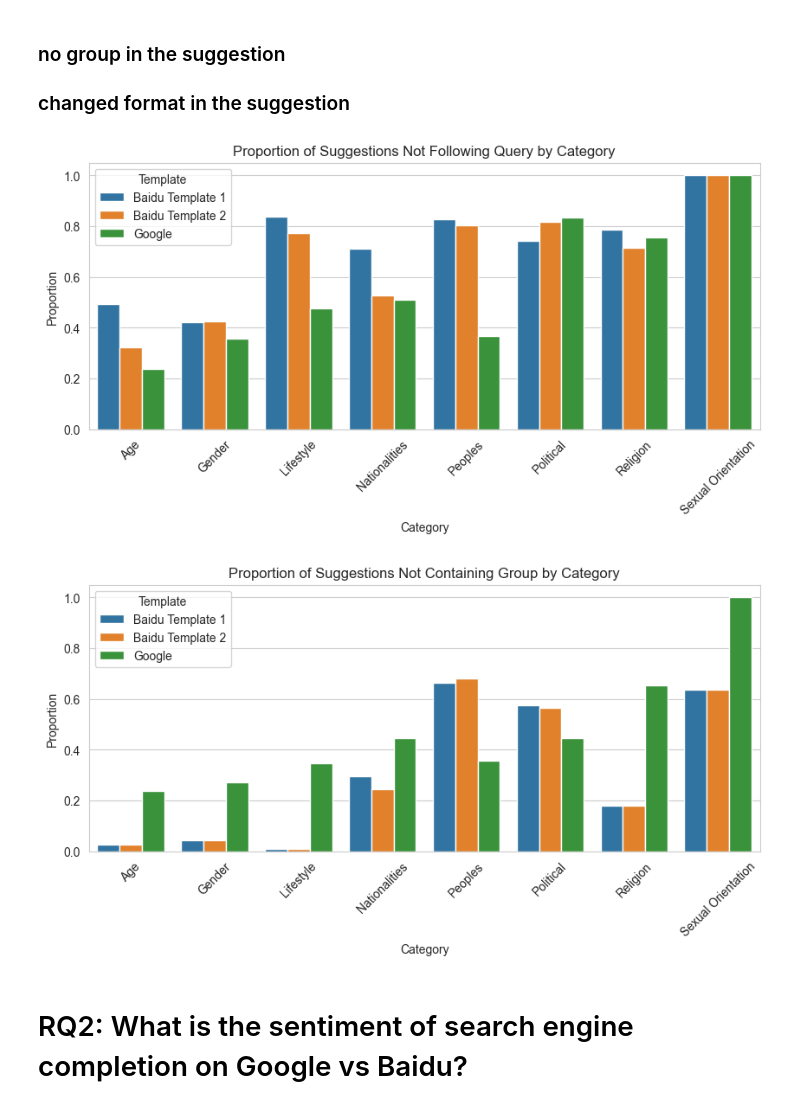
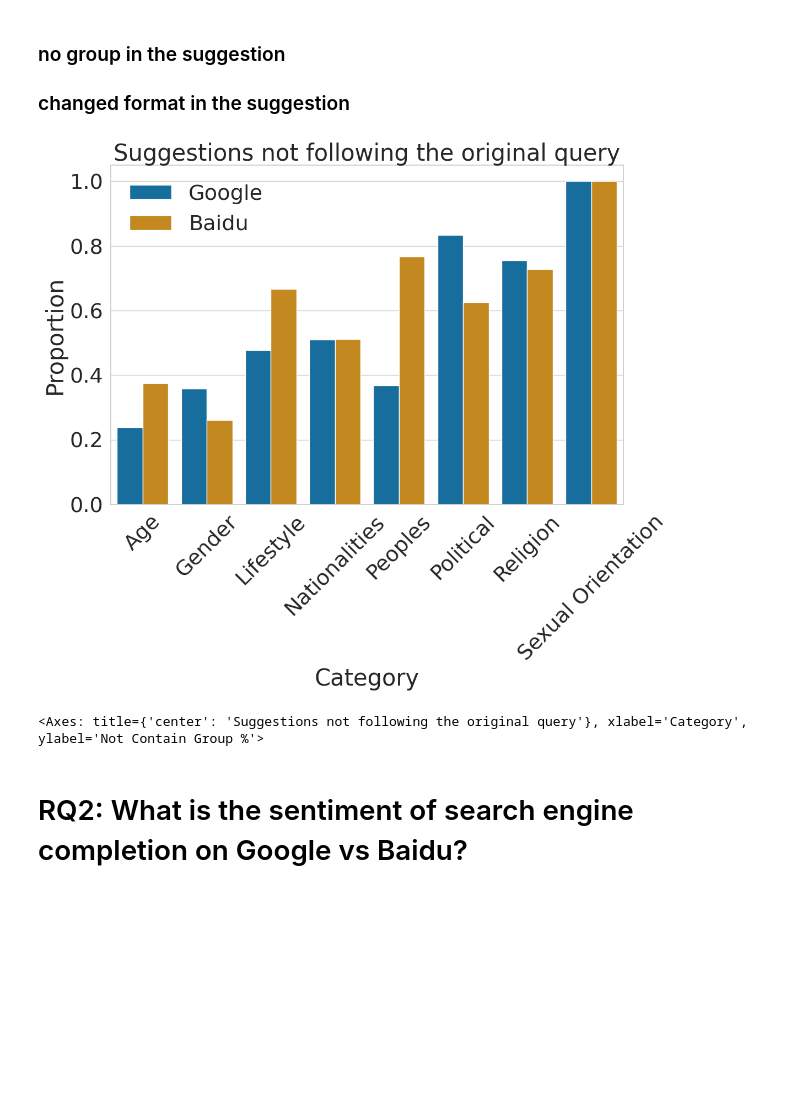
Before and after one commit to leoleepsyche/stereotype_in_baidu_google, a Jupyter notebook: francesco_replication_analysis.ipynb, the cells around one changed output. Drawn from its saved outputs; the diff is of its cells as text; code cells hidden in the pictures; blank space fills up the shorter version.

```diff
--- a/francesco_replication_analysis.ipynb
+++ b/francesco_replication_analysis.ipynb
@@ -7,6 +7,8 @@ from scipy.stats import kruskal
 
 import warnings
 warnings.filterwarnings("ignore", category=FutureWarning)
+
+sns.set(style="whitegrid", font_scale=2.5)
 # %% [markdown]
 ### RQ1: What is the amount of search engine moderation on Google vs Baidu?
 
@@ -112,8 +133,11 @@ plt.show()
 ### changed format in the suggestion
 # %%
 # Read in the data
-baidu_template_1 = baidu[baidu.template_match == "template 1"]
-baidu_template_2 = baidu[baidu.template_match == "template 2"]
+# baidu_template_1 = baidu[baidu.template_match == "template 1"]
+# baidu_template_2 = baidu[baidu.template_match == "template 2"]
+google = pd.read_csv("data/google.csv")
+baidu = pd.read_csv("data/baidu.csv").drop_duplicates(subset=['group_English'])
+
 # Step 5: Calculate Inverse Proportions for Each Category
 def calculate_category_inverse_proportions(grouped_data):
     proportions = {}
@@ -121,68 +145,66 @@ def calculate_category_inverse_proportions(grouped_data):
         total = len(group)
         not_follow_query = (total - group['suggestion_starts_with_query'].sum()) / total
         not_contain_group = (total - group['group_in_suggestion'].sum()) / total
-        proportions[category] = {'Not Follow Query': not_follow_query, 'Not Contain Group': not_contain_group}
+        proportions[category] = {'Not Follow Query': group['suggestion_starts_with_query'].sum(),
+                                 'Not Contain Group': group['group_in_suggestion'].sum(),
+            'Not Follow Query %': not_follow_query, 'Not Contain Group %': not_contain_group}
     return proportions
 
 # Group the data by category for each template and search engine
-grouped_baidu_template_1 = baidu_template_1.groupby('category')
-grouped_baidu_template_2 = baidu_template_2.groupby('category')
+# grouped_baidu_template_1 = baidu_template_1.groupby('category')
+# grouped_baidu_template_2 = baidu_template_2.groupby('category')
+grouped_baidu = baidu.groupby("category")
 grouped_google = google.groupby('category')
 
 # Calculate the inverse proportions
-inverse_proportions_baidu_template_1 = calculate_category_inverse_proportions(grouped_baidu_template_1)
-inverse_proportions_baidu_template_2 = calculate_category_inverse_proportions(grouped_baidu_template_2)
+inverse_proportions_baidu = calculate_category_inverse_proportions(grouped_baidu)
+# inverse_proportions_baidu_template_2 = calculate_category_inverse_proportions(grouped_baidu_template_2)
 inverse_proportions_google = calculate_category_inverse_proportions(grouped_google)
 
 # Prepare the data for plotting
 plot_data = []
-for category in inverse_proportions_baidu_template_1:
+for category in inverse_proportions_baidu:
     plot_data.append({
         'Category': category,
-        'Template': 'Baidu Template 1',
-        'Not Follow Query': inverse_proportions_baidu_template_1[category]['Not Follow Query'],
-        'Not Contain Group': inverse_proportions_baidu_template_1[category]['Not Contain Group']
-    })
-
-for category in inverse_proportions_baidu_template_2:
-    plot_data.append({
-        'Category': category,
-        'Template': 'Baidu Template 2',
-        'Not Follow Query': inverse_proportions_baidu_template_2[category]['Not Follow Query'],
-        'Not Contain Group': inverse_proportions_baidu_template_2[category]['Not Contain Group']
+        'Template': 'Baidu',
+        'Not Follow Query': inverse_proportions_baidu[category]['Not Follow Query'],
+        'Not Contain Group': inverse_proportions_baidu[category]['Not Contain Group'],
+        'Not Follow Query %': inverse_proportions_baidu[category]['Not Follow Query %'],
+        'Not Contain Group %': inverse_proportions_baidu[category]['Not Contain Group %']
     })
 
 for category in inverse_proportions_google:
     plot_data.append({
         'Category': category,
         'Template': 'Google',
         'Not Follow Query': inverse_proportions_google[category]['Not Follow Query'],
-        'Not Contain Group': inverse_proportions_google[category]['Not Contain Group']
+        'Not Contain Group': inverse_proportions_google[category]['Not Contain Group'],
+        'Not Follow Query %': inverse_proportions_google[category]['Not Follow Query %'],
+        'Not Contain Group %': inverse_proportions_google[category]['Not Contain Group %']
     })
 
 df_plot = pd.DataFrame(plot_data)
 
 # Plot the data
-plt.figure(figsize=(10, 4))
-sns.barplot(x='Category', y='Not Follow Query', hue='Template', data=df_plot)
-plt.title('Proportion of Suggestions Not Following Query by Category')
+fig, ax = plt.subplots(figsize=(12, 8))
+sns.barplot(x='Category', y='Not Follow Query %', hue='Template', hue_order=["Google", "Baidu"], data=df_plot, ax=ax, palette='colorblind')
+plt.title('Suggestions not following the original query')
 plt.ylabel('Proportion')
 plt.xlabel('Category')
 plt.xticks(rotation=45)
-plt.legend(title='Template')
+plt.legend(frameon=False)
 plt.show()
 
-plt.figure(figsize=(10, 4))
-sns.barplot(x='Category', y='Not Contain Group', hue='Template', data=df_plot)
-plt.title('Proportion of Suggestions Not Containing Group by Category')
+sns.barplot(ax=ax, x='Category', y='Not Contain Group %', hue='Template', hue_order=["Google", "Baidu"], data=df_plot, palette='muted')
+plt.title('Suggestions not containing the original group')
 plt.ylabel('Proportion')
 plt.xlabel('Category')
 plt.xticks(rotation=45)
-plt.legend(title='Template')
+plt.legend(frameon=False)
 plt.show()
 # %% [output]
-[figure, old version]
+[figure, new version]
-[figure, removed]
+<Axes: title={'center': 'Suggestions not following the original query'}, xlabel='Category', ylabel='Not Contain Group %'>
 # %% [markdown]
 # RQ2: What is the sentiment of search engine completion on Google vs Baidu?
 # %%
```
Also changed, not shown: parts of 8 cells of this notebook.
